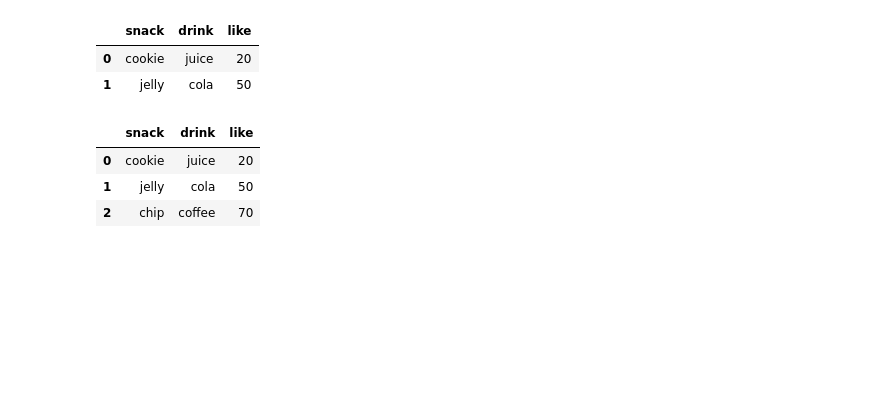
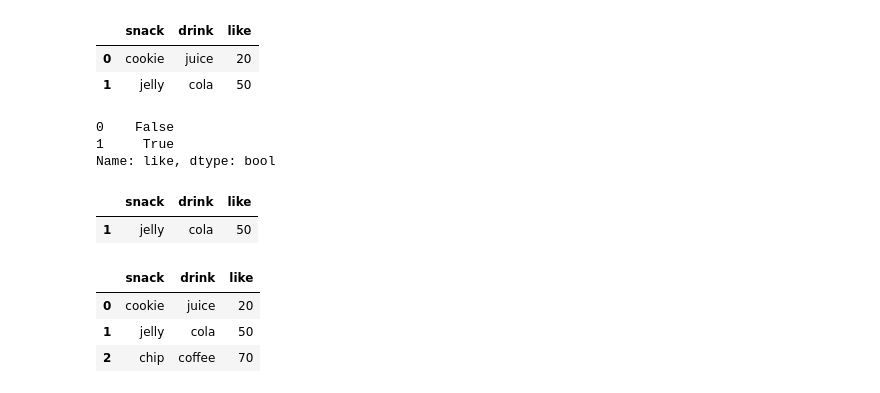
Before and after one commit to apple0626/Machine_Learning, a Jupyter notebook: Practice.ipynb, the cells around one changed output. Cells and saved outputs as stored; diff of their text form; code cells hidden in the pictures; blank space fills up the shorter version.

```diff
--- a/Practice.ipynb
+++ b/Practice.ipynb
@@ -37,6 +37,17 @@ data_pd
 |  | snack | drink | like |
 | 0 | cookie | juice | 20 |
 | 1 | jelly | cola | 50 |
+# %%
+data_pd.like > 20
+# %% [output]
+0    False
+1     True
+Name: like, dtype: bool
+# %%
+data_pd[data_pd.like > 20]
+# %% [output]
+|  | snack | drink | like |
+| 1 | jelly | cola | 50 |
 # %%
 data_pd.append({'snack' : 'chip', 'drink' : 'coffee', 'like' : 70}, ignore_index=True)
 # %% [output]
```
